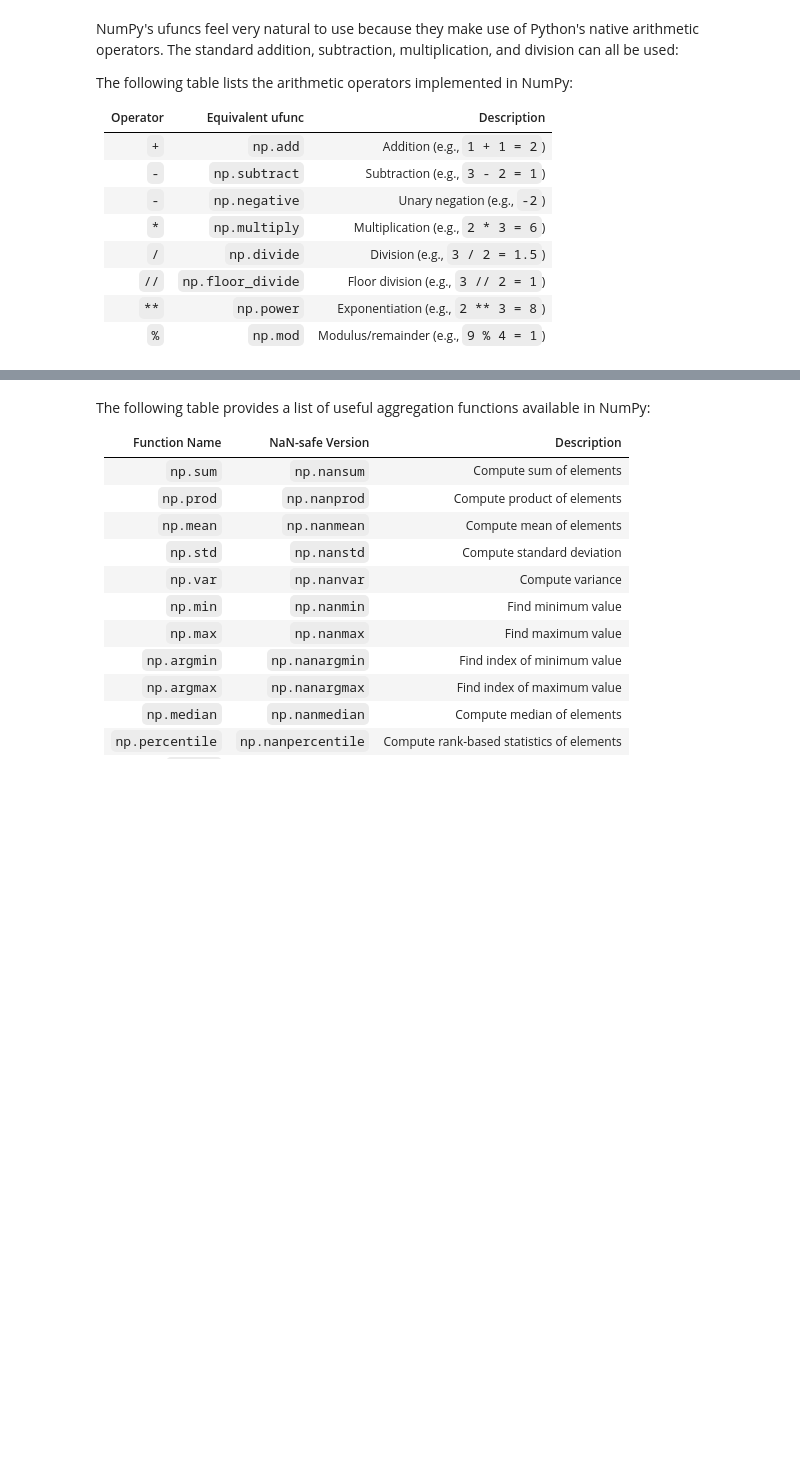
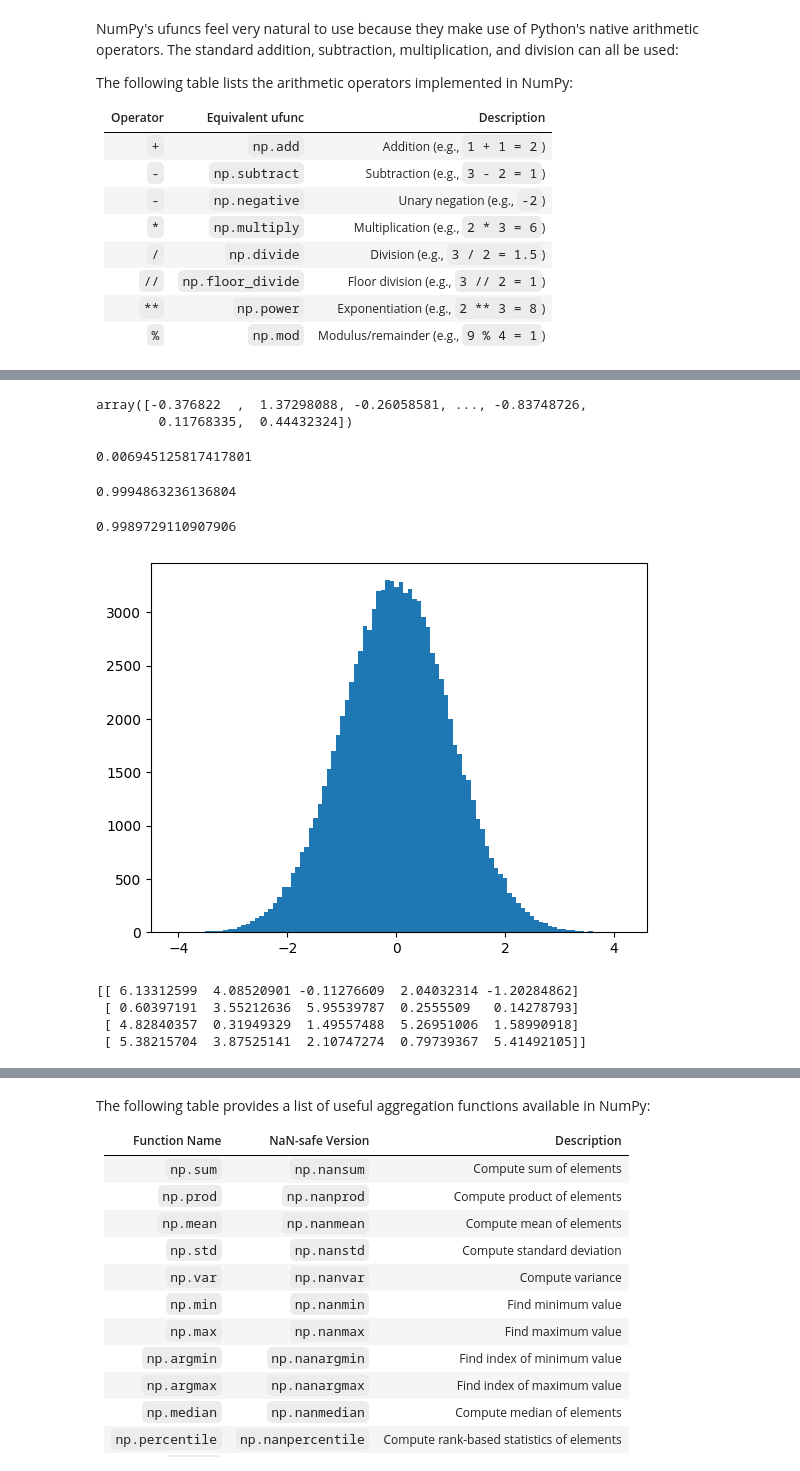
Before and after one commit to saeed-saffari/Intro-Py_for_Econ-workshop-Sum2023, a Jupyter notebook: Lectures/4. NumPy.ipynb, the cells around one changed output, grey strips where cells are left out. Cells and saved outputs as stored; diff of their text form; code cells hidden in the pictures; blank space fills up the shorter version.

```diff
--- a/Lectures/4. NumPy.ipynb
+++ b/Lectures/4. NumPy.ipynb
@@ -59,3 +370,34 @@ The following table lists the arithmetic operators implemented in NumPy:
+# %%
+i = np.random.normal(0,1,100000)
+i
+# %% [output]
+array([-0.376822  ,  1.37298088, -0.26058581, ..., -0.83748726,
+        0.11768335,  0.44432324])
+# %%
+np.mean(i)
+# %% [output]
+0.006945125817417801
+# %%
+np.std(i)
+# %% [output]
+0.9994863236136804
+# %%
+np.var(i)
+# %% [output]
+0.9989729110907906
+# %%
+import matplotlib.pyplot as plt
+plt.hist(i,100);
+# %% [output]
+[figure, added]
+# %%
+mat = np.random.normal(2, 2.5, (4,5))
+print(mat)
+# %% [output]
+[[ 6.13312599  4.08520901 -0.11276609  2.04032314 -1.20284862]
+ [ 0.60397191  3.55212636  5.95539787  0.2555509   0.14278793]
+ [ 4.82840357  0.31949329  1.49557488  5.26951006  1.58990918]
+ [ 5.38215704  3.87525141  2.10747274  0.79739367  5.41492105]]
 # %%
 print('The shape of matrix is {}\n'.format(mat.shape))
 print('Overall mean of matrix is \n{:1.3f}\n'.format(np.mean(mat)))
```
Also changed, not shown: parts of 82 cells of this notebook.
